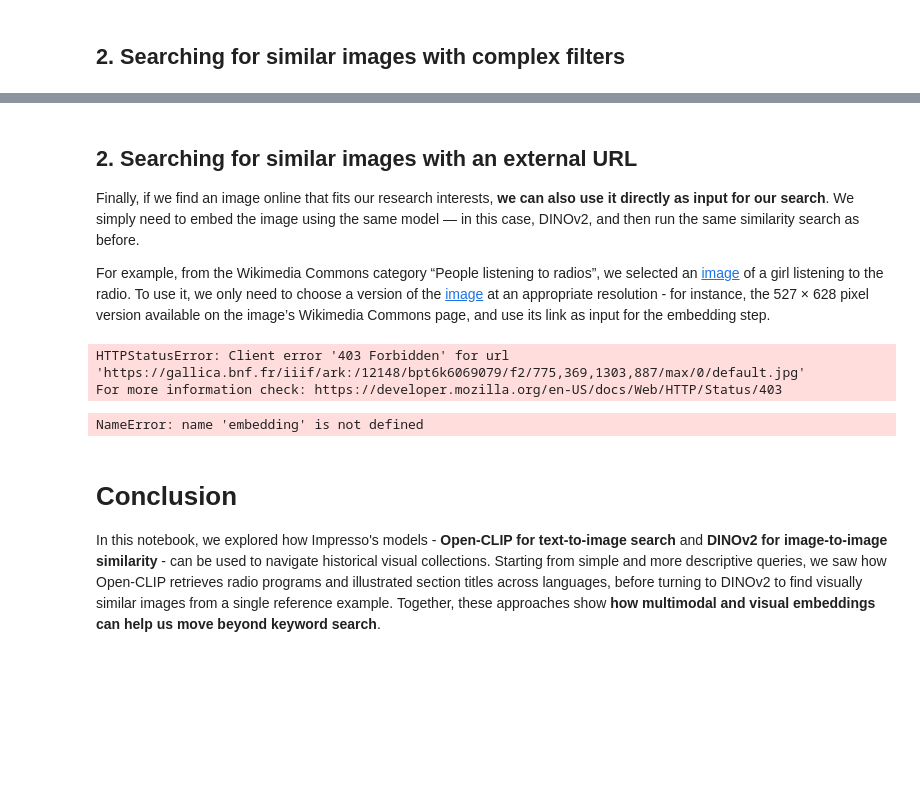
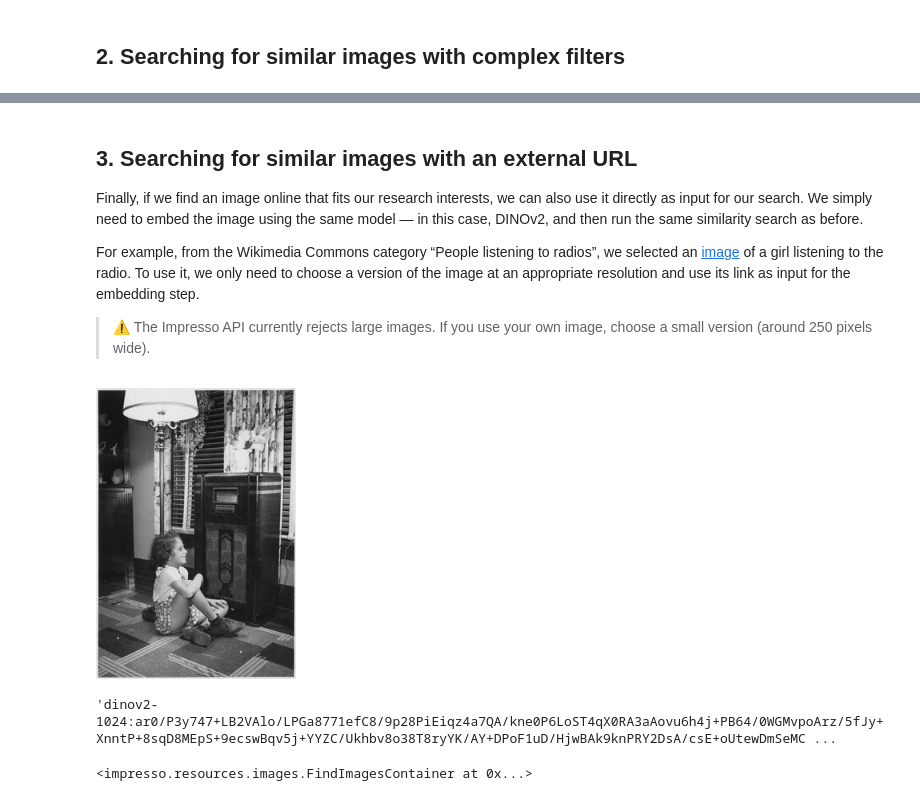
Before and after one commit to impresso/impresso-datalab-notebooks, a Jupyter notebook: workshop_resources/ws4-embeddings/explore_multimodal-embeddings.ipynb, the cells around one changed output, grey strips where cells are left out. Drawn from its saved outputs; the diff is of its cells as text; code cells hidden in the pictures; blank space fills up the shorter version.

Commit message:
Editorial revision of explore_multimodal-embeddings

```diff
--- a/workshop_resources/ws4-embeddings/explore_multimodal-embeddings.ipynb
+++ b/workshop_resources/ws4-embeddings/explore_multimodal-embeddings.ipynb
@@ -271,18 +366,30 @@ for uid, r in filter_results.df.head(6).iterrows():
 # %% [markdown]
-## 2. Searching for similar images with an external URL
+## 3. Searching for similar images with an external URL
 
-Finally, if we find an image online that fits our research interests, **we can also use it directly as input for our search**. We simply need to embed the image using the same model — in this case, DINOv2, and then run the same similarity search as before.
+Finally, if we find an image online that fits our research interests, we can also use it directly as input for our search. We simply need to embed the image using the same model — in this case, DINOv2, and then run the same similarity search as before.
 
-For example, from the Wikimedia Commons category “People listening to radios”, we selected an [image](https://commons.wikimedia.org/wiki/Category:People_listening_to_radios) of a girl listening to the radio. To use it, we only need to choose a version of the [image](https://commons.wikimedia.org/wiki/File:REA,_%22Little_girl_by_radio%22_-_NARA_-_195876.tif) at an appropriate resolution - for instance, the 527 × 628 pixel version available on the image’s Wikimedia Commons page, and use its link as input for the embedding step.
+For example, from the Wikimedia Commons category “People listening to radios”, we selected an [image](https://commons.wikimedia.org/wiki/Category:People_listening_to_radios) of a girl listening to the radio. To use it, we only need to choose a version of the image at an appropriate resolution and use its link as input for the embedding step.
+
+> ⚠️ The Impresso API currently rejects large images. If you use your own image, choose a small version (around 250 pixels wide).
-# %%
-# Embedding an image from a URL
-
-image_url = 'https://gallica.bnf.fr/iiif/ark:/12148/bpt6k6069079/f2/775,369,1303,887/max/0/default.jpg'
-external_embedding = client.tools.embed_image(image=image_url, target="image")
-external_embedding
-# %% [output]
-HTTPStatusError: Client error '403 Forbidden' for url 'https://gallica.bnf.fr/iiif/ark:/12148/bpt6k6069079/f2/775,369,1303,887/max/0/default.jpg'
-For more information check: https://developer.mozilla.org/en-US/docs/Web/HTTP/Status/403
+# %%
+# Embedding an image from a URL
+import httpx
+from IPython.display import Image, display
+
+image_url = 'https://upload.wikimedia.org/wikipedia/commons/thumb/8/83/REA%2C_%22Little_girl_by_radio%22_-_NARA_-_195876.tif/lossy-page1-250px-REA%2C_%22Little_girl_by_radio%22_-_NARA_-_195876.tif.jpg'
+
+# Wikimedia asks automated clients to identify themselves with a User-Agent
+headers = {"User-Agent": "ImpressoDatalabNotebook/1.0 (https://impresso-project.ch; info@impresso-project.ch)"}
+response = httpx.get(image_url, headers=headers, follow_redirects=True, timeout=30)
+response.raise_for_status()
+
+display(Image(response.content, width=200))
+
+external_embedding = client.tools.embed_image(image=response.content, target="image")
+external_embedding
+# %% [output]
+[figure, added]
+'dinov2-1024:ar0/P3y747+LB2VAlo/LPGa8771efC8/9p28PiEiqz4a7QA/kne0P6LoST4qX0RA3aAovu6h4j+PB64/0WGMvpoArz/5fJy+XnntP+8sqD8MEpS+9ecswBqv5j+YYZC/Ukhbv8o38T8ryYK/AY+DPoF1uD/HjwBAk9knPRY2DsA/csE+oUtewDmSeMC ...
 # %%
 # Searching similar images from the embedded image URL
 
@@ -293,10 +400,4 @@ results = client.images.find(
 
 results
 # %% [output]
-NameError: name 'embedding' is not defined
+<impresso.resources.images.FindImagesContainer at 0x...>
-# %% [markdown]
-# Conclusion
-
-In this notebook, we explored how Impresso's models - **Open-CLIP for text-to-image search** and **DINOv2 for image-to-image similarity** - can be used to navigate historical visual collections.
-Starting from simple and more descriptive queries, we saw how Open-CLIP retrieves radio programs and illustrated section titles across languages, before turning to DINOv2 to find visually similar images from a single reference example.
-Together, these approaches show **how multimodal and visual embeddings can help us move beyond keyword search**.
```
Also changed, not shown: parts of 29 cells of this notebook.
